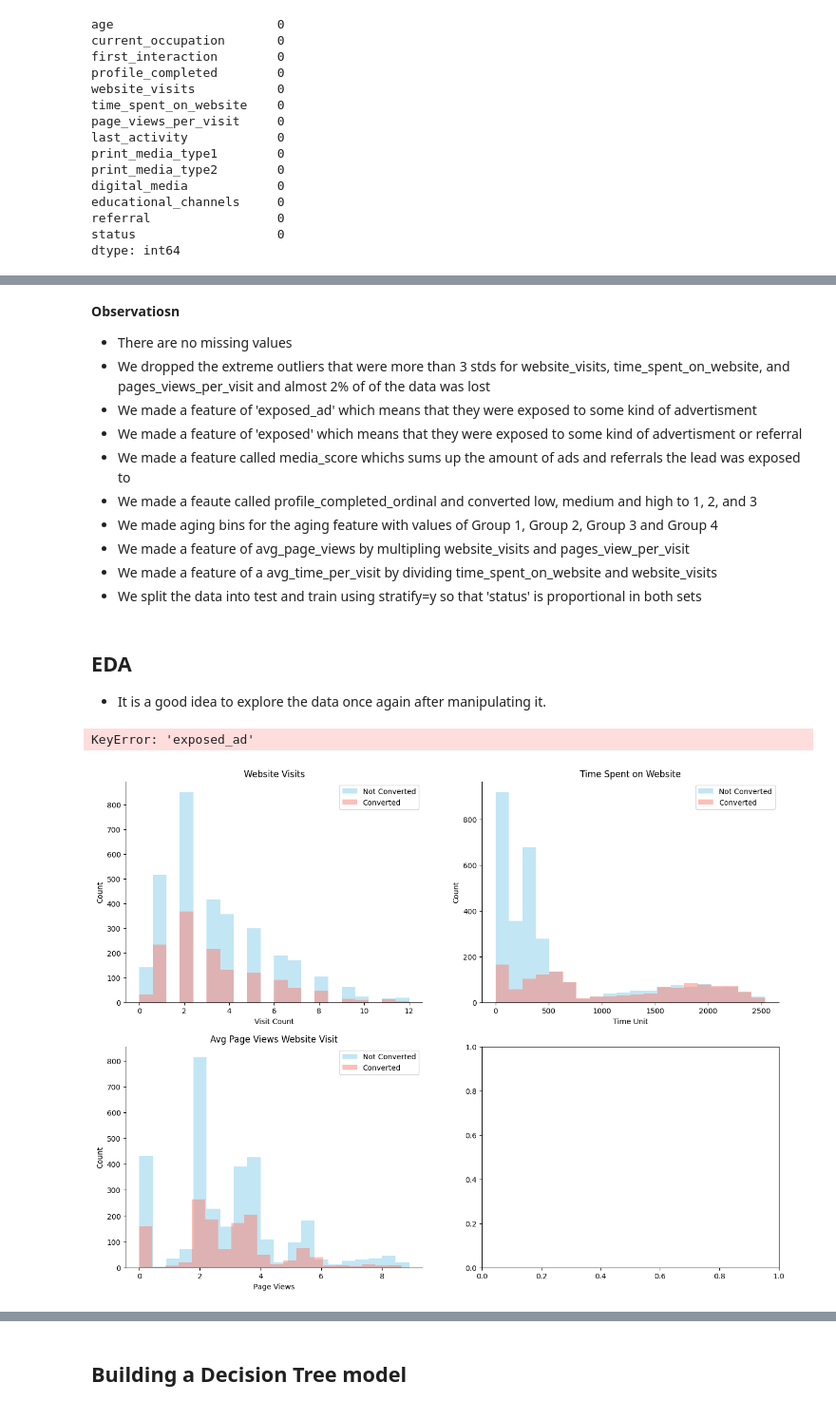
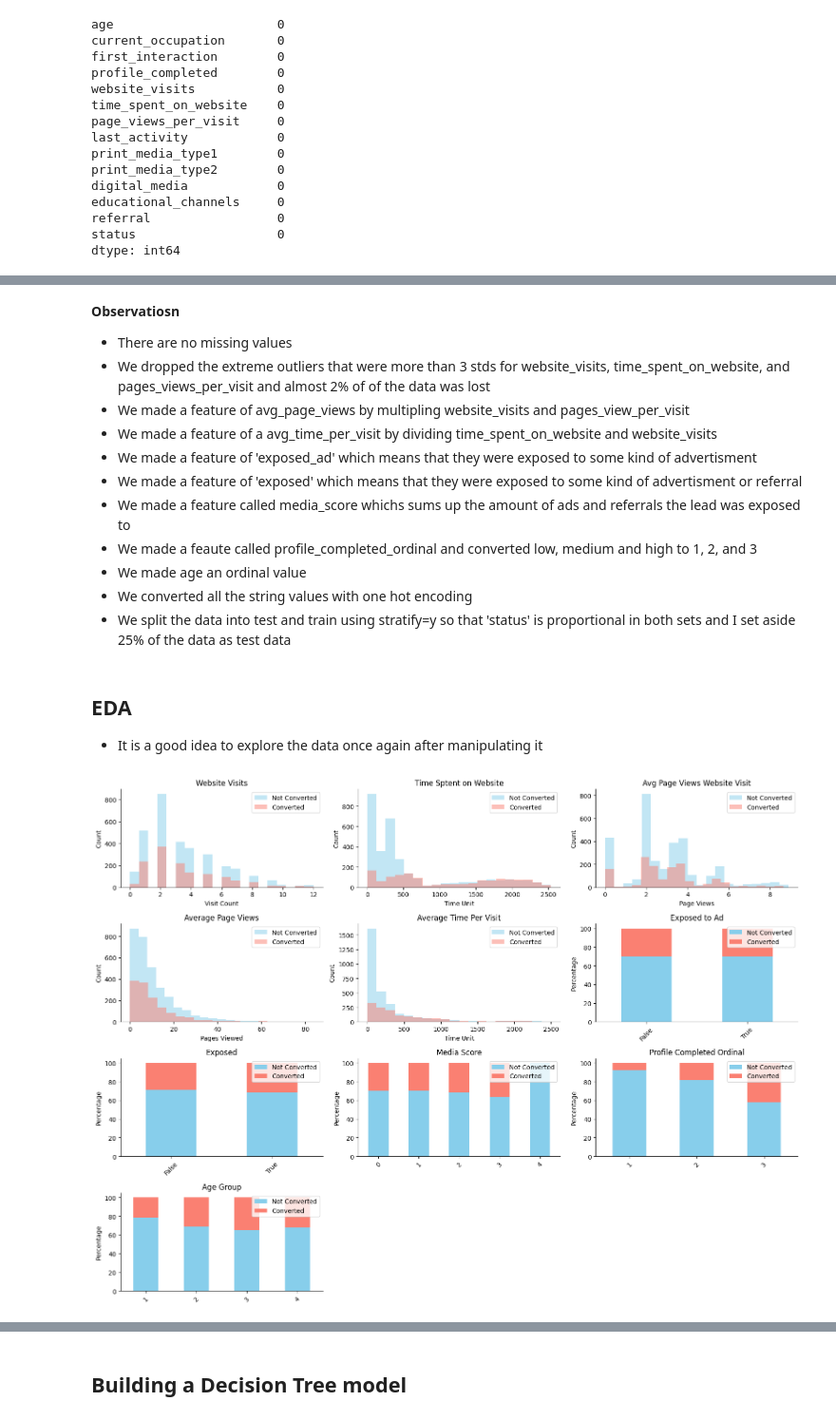
Before and after one commit to jmetzg11alpine/MIT_IDSS, a Jupyter notebook: week8_classification_hypothesis_testing/project_two/Learner+Notebook+-+Full+Code+Version+-+Potential+Customers+Prediction.ipynb, the cells around one changed output, grey strips where cells are left out. Shown: that part at 95% size. Cells and saved outputs as stored; diff of their text form; code cells hidden in the pictures.

```diff
--- a/week8_classification_hypothesis_testing/project_two/Learner+Notebook+-+Full+Code+Version+-+Potential+Customers+Prediction.ipynb
+++ b/week8_classification_hypothesis_testing/project_two/Learner+Notebook+-+Full+Code+Version+-+Potential+Customers+Prediction.ipynb
@@ -150,8 +156,7 @@ class ChartMaker:
         self.repeated_methods(ax, title, 'Count')
 
     def bar_with_hue(self, ax, col, title):
-        status_counts = df.groupby([col, 'status']).size().unstack(fill_value=0)
-        # status_counts.plot(kind='bar', stacked=True, color=['skyblue', 'salmon'], ax=ax)
+        status_counts = self.df.groupby([col, 'status']).size().unstack(fill_value=0)
         status_counts = status_counts.div(status_counts.sum(axis=1), axis=0) * 100
         status_counts.plot(kind='bar', stacked=True, color=['skyblue', 'salmon'], ax=ax)
         ax.legend(['Not Converted', 'Converted'])
@@ -392,25 +408,35 @@ The avgerate time per visit is 319.03 with an std of 427.0
 **Observatiosn**
 - There are no missing values
 - We dropped the extreme outliers that were more than 3 stds for website_visits, time_spent_on_website, and pages_views_per_visit and almost 2% of of the data was lost
+- We made a feature of avg_page_views by multipling website_visits and pages_view_per_visit
+- We made a feature of a avg_time_per_visit by dividing time_spent_on_website and website_visits
 - We made a feature of 'exposed_ad' which means that they were exposed to some kind of advertisment
 - We made a feature of 'exposed' which means that they were exposed to some kind of advertisment or referral
 - We made a feature called media_score whichs sums up the amount of ads and referrals the lead was exposed to
 - We made a feaute called profile_completed_ordinal and converted low, medium and high to 1, 2, and 3
-- We made aging bins for the aging feature with values of Group 1, Group 2, Group 3 and Group 4
-- We made a feature of avg_page_views by multipling website_visits and pages_view_per_visit
-- We made a feature of a avg_time_per_visit by dividing time_spent_on_website and website_visits
-- We split the data into test and train using stratify=y so that 'status' is proportional in both sets
+- We made age an ordinal value
+- We converted all the string values with one hot encoding
+- We split the data into test and train using stratify=y so that 'status' is proportional in both sets and I set aside 25% of the data as test data
-# %% [markdown]
-## EDA
-
-- It is a good idea to explore the data once again after manipulating it.
-# %%
-chart_maker2 = ChartMaker(new_df, 2, 2)
-fig, axs = chart_maker2.fig, chart_maker2.axs
-chart_maker2.histo_with_hue(axs[0], 'website_visits', 'Website Visits', 'Visit Count')
-chart_maker2.histo_with_hue(axs[1], 'time_spent_on_website', 'Time Spent on Website', 'Time Unit')
-chart_maker2.histo_with_hue(axs[2], 'page_views_per_visit', 'Avg Page Views Website Visit', 'Page Views')
-chart_maker2.bar_with_hue(axs[3], 'exposed_ad', 'Exposed to Ads')
-# %% [output]
-KeyError: 'exposed_ad'
-[figure, removed]
+# %% [markdown]
+## EDA
+
+- It is a good idea to explore the data once again after manipulating it
+# %%
+chart_maker2 = ChartMaker(new_df, 4, 3)
+fig, axs = chart_maker2.fig, chart_maker2.axs
+chart_maker2.histo_with_hue(axs[0], 'website_visits', 'Website Visits', 'Visit Count')
+chart_maker2.histo_with_hue(axs[1], 'time_spent_on_website', 'Time Sptent on Website', 'Time Unit')
+chart_maker2.histo_with_hue(axs[2], 'page_views_per_visit', 'Avg Page Views Website Visit', 'Page Views')
+chart_maker2.histo_with_hue(axs[3], 'avg_page_views', 'Average Page Views', 'Pages Viewed')
+chart_maker2.histo_with_hue(axs[4], 'avg_time_per_visit', 'Average Time Per Visit', 'Time Unit')
+chart_maker2.bar_with_hue(axs[5], 'exposed_ad', 'Exposed to Ad')
+chart_maker2.bar_with_hue(axs[6], 'exposed', 'Exposed')
+chart_maker2.bar_with_hue(axs[7], 'media_score', 'Media Score')
+chart_maker2.bar_with_hue(axs[8], 'profile_ordinal', 'Profile Completed Ordinal')
+chart_maker2.bar_with_hue(axs[9], 'age_ordinal', 'Age Group')
+axs[10].axis('off')
+axs[11].axis('off')
+fig.tight_layout()
+plt.show()
+# %% [output]
+[figure, added]
```
Also changed, not shown: parts of 23 cells of this notebook, 1 other file.
